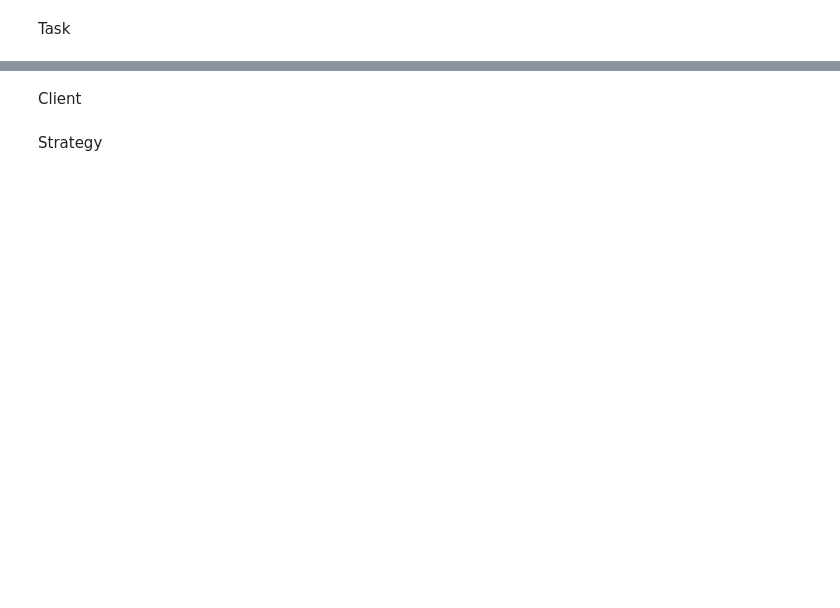
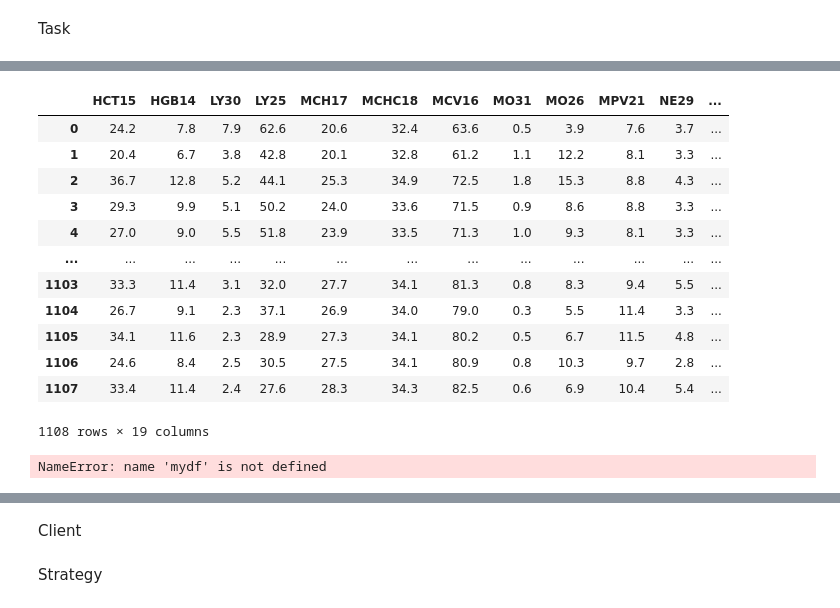
Before and after one commit to ahmeterdem/FLOWERFLOPEN, a Jupyter notebook: MyProjectv1.ipynb, the cells around one changed output, grey strips where cells are left out. Saved outputs shown, nothing was run; the diff lists cells and outputs as text; code cells hidden in the pictures; blank space fills up the shorter version.

```diff
--- a/MyProjectv1.ipynb
+++ b/MyProjectv1.ipynb
@@ -110,0 +145,25 @@ My Data Processing
+# %%
+ mydf = pd.read_csv("DATA/_static/data/__KANDEGERLERI_20221306_kucuk.csv", sep = ';')
+ mydf
+# %% [output]
+|  | HCT15 | HGB14 | LY30 | LY25 | MCH17 | MCHC18 | MCV16 | MO31 | MO26 | MPV21 | NE29 | ... |
+| 0 | 24.2 | 7.8 | 7.9 | 62.6 | 20.6 | 32.4 | 63.6 | 0.5 | 3.9 | 7.6 | 3.7 | ... |
+| 1 | 20.4 | 6.7 | 3.8 | 42.8 | 20.1 | 32.8 | 61.2 | 1.1 | 12.2 | 8.1 | 3.3 | ... |
+| 2 | 36.7 | 12.8 | 5.2 | 44.1 | 25.3 | 34.9 | 72.5 | 1.8 | 15.3 | 8.8 | 4.3 | ... |
+| 3 | 29.3 | 9.9 | 5.1 | 50.2 | 24.0 | 33.6 | 71.5 | 0.9 | 8.6 | 8.8 | 3.3 | ... |
+| 4 | 27.0 | 9.0 | 5.5 | 51.8 | 23.9 | 33.5 | 71.3 | 1.0 | 9.3 | 8.1 | 3.3 | ... |
+| ... | ... | ... | ... | ... | ... | ... | ... | ... | ... | ... | ... | ... |
+| 1103 | 33.3 | 11.4 | 3.1 | 32.0 | 27.7 | 34.1 | 81.3 | 0.8 | 8.3 | 9.4 | 5.5 | ... |
+| 1104 | 26.7 | 9.1 | 2.3 | 37.1 | 26.9 | 34.0 | 79.0 | 0.3 | 5.5 | 11.4 | 3.3 | ... |
+| 1105 | 34.1 | 11.6 | 2.3 | 28.9 | 27.3 | 34.1 | 80.2 | 0.5 | 6.7 | 11.5 | 4.8 | ... |
+| 1106 | 24.6 | 8.4 | 2.5 | 30.5 | 27.5 | 34.1 | 80.9 | 0.8 | 10.3 | 9.7 | 2.8 | ... |
+| 1107 | 33.4 | 11.4 | 2.4 | 27.6 | 28.3 | 34.3 | 82.5 | 0.6 | 6.9 | 10.4 | 5.4 | ... |
+1108 rows × 19 columns
+# %%
+# @title HCT15 vs HGB14
+
+from matplotlib import pyplot as plt
+mydf.plot(kind='scatter', x='HCT15', y='Transfuzyon', s=32, alpha=.8)
+plt.gca().spines[['top', 'right',]].set_visible(False)
+# %% [output]
+NameError: name 'mydf' is not defined
```
Also changed, not shown: parts of 19 cells of this notebook.
